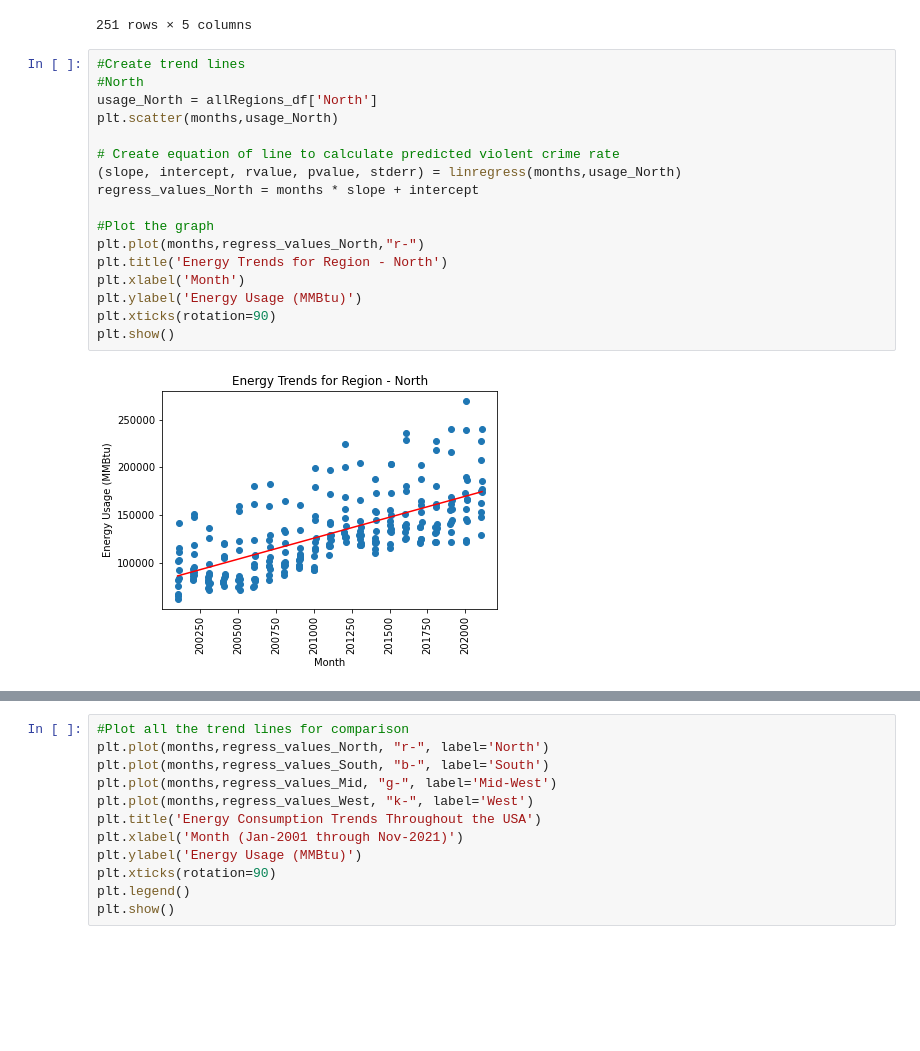
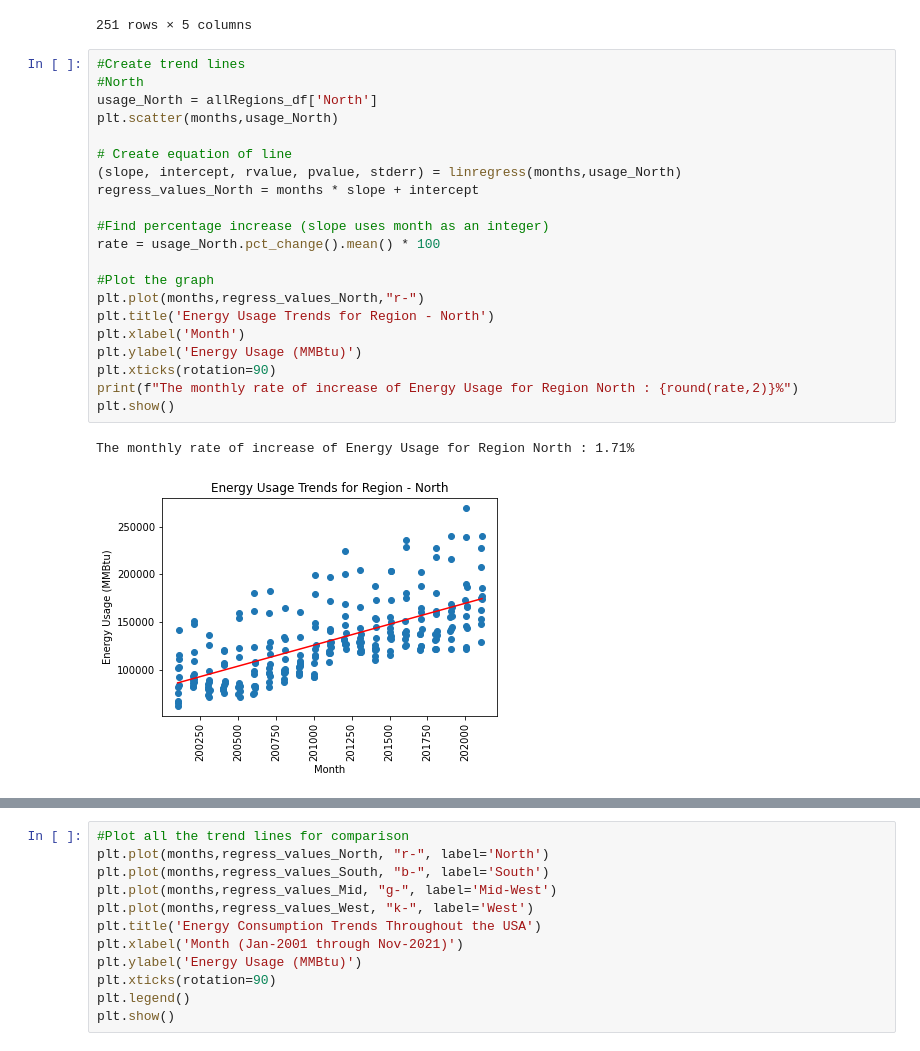
Before and after one commit to JWatson1102/project_1, a Jupyter notebook: EnergyConsumptionTrendLines.ipynb, the cells around one changed output, grey strips where cells are left out. Saved outputs shown, nothing was run; the diff lists cells and outputs as text; blank space fills up the shorter version.

Commit message:
Add files via upload
Corrections and average rates of increase added for all trendlines documents.

```diff
--- a/EnergyConsumptionTrendLines.ipynb
+++ b/EnergyConsumptionTrendLines.ipynb
@@ -37,22 +37,27 @@ allRegions_df
 # %%
 #Create trend lines
 #North
 usage_North = allRegions_df['North']
 plt.scatter(months,usage_North)
 
-# Create equation of line to calculate predicted violent crime rate
+# Create equation of line
 (slope, intercept, rvalue, pvalue, stderr) = linregress(months,usage_North)
 regress_values_North = months * slope + intercept
 
+#Find percentage increase (slope uses month as an integer)
+rate = usage_North.pct_change().mean() * 100
+
 #Plot the graph
 plt.plot(months,regress_values_North,"r-")
-plt.title('Energy Trends for Region - North')
+plt.title('Energy Usage Trends for Region - North')
 plt.xlabel('Month')
 plt.ylabel('Energy Usage (MMBtu)')
 plt.xticks(rotation=90)
+print(f"The monthly rate of increase of Energy Usage for Region North : {round(rate,2)}%")
 plt.show()
 # %% [output]
+The monthly rate of increase of Energy Usage for Region North : 1.71%
-[figure, old version]
+[figure, new version]
 # %%
 #Create trend lines
 #South
```
Also changed, not shown: parts of 3 cells of this notebook, 2 other files.
